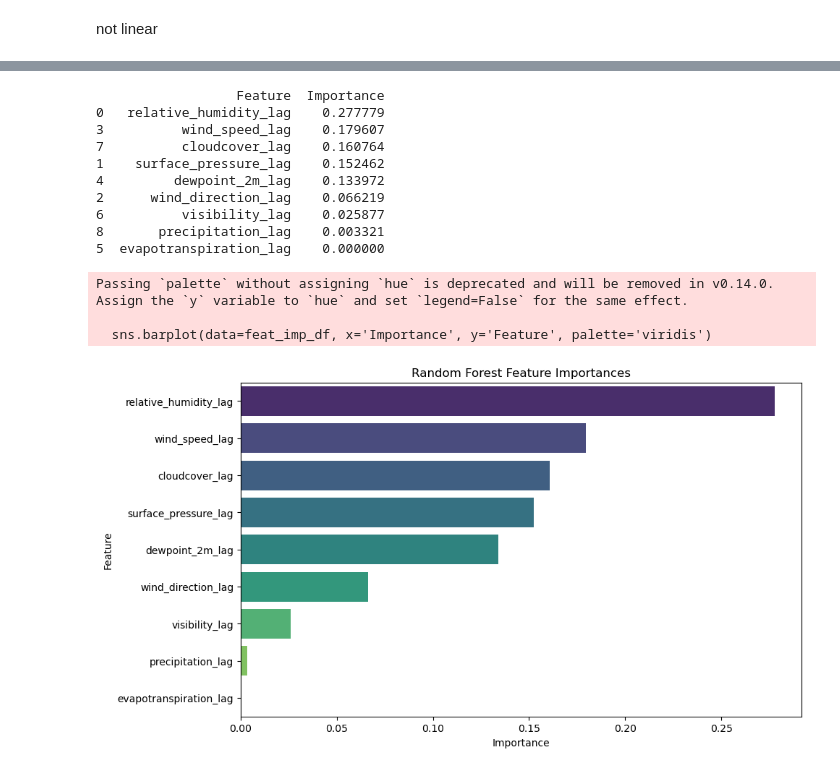
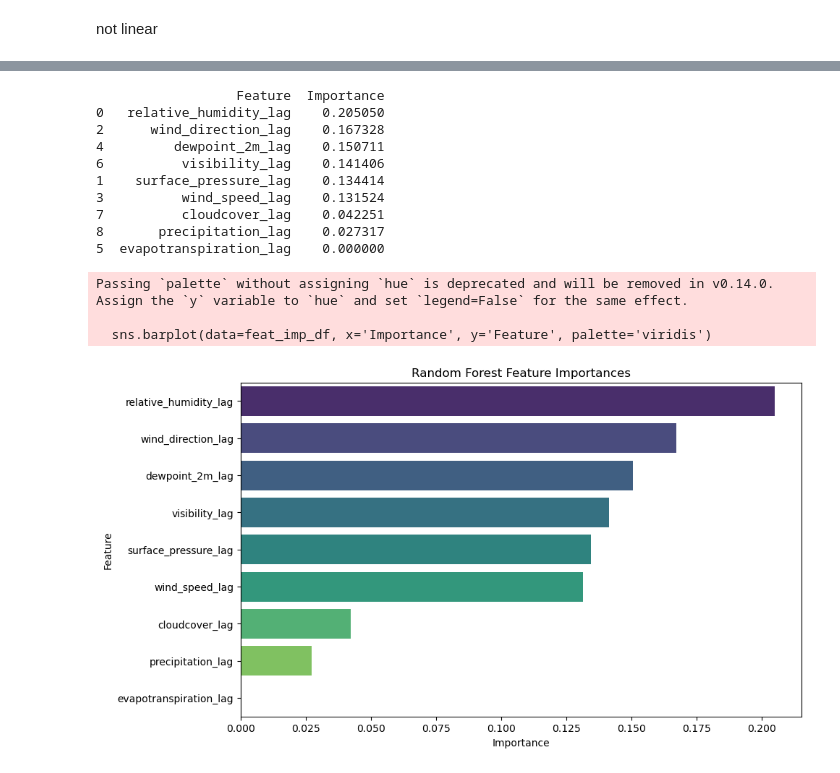
Before and after one commit to cathym20/Weather-Prediction-App, a Jupyter notebook: weather._ml.ipynb, the cells around one changed output, grey strips where cells are left out. Saved outputs shown, nothing was run; the diff lists cells and outputs as text; code cells hidden in the pictures.

```diff
--- a/weather._ml.ipynb
+++ b/weather._ml.ipynb
@@ -210,7 +207,7 @@ print(r2, mse)
 # %% [markdown]
 not linear
 # %%
-rf_model = RandomForestRegressor(n_estimators=100, criterion='squared_error', max_depth=15, min_samples_split=5, min_samples_leaf=1, max_features='sqrt', max_leaf_nodes=20)
+rf_model = RandomForestRegressor(n_estimators=100, criterion='squared_error', max_depth=15, min_samples_split=5, min_samples_leaf=1, max_features='sqrt')
 rf_model.fit(x_train_transformed,y_train)
 y_pred = rf_model.predict(x_val_transformed)
 r2 = r2_score(y_val,y_pred)
@@ -271,31 +264,26 @@ results_df['diff'].max()
 # %%
 feature_names = x_train.columns
-
 importances = rf_model.feature_importances_
-
 feat_imp_df = pd.DataFrame({
     'Feature': feature_names,
-    'Importance': importances
-}).sort_values(by='Importance', ascending=False)
-
+    'Importance': importances}).sort_values(by='Importance', ascending=False)
 print(feat_imp_df)
-
 plt.figure(figsize=(10,6))
 sns.barplot(data=feat_imp_df, x='Importance', y='Feature', palette='viridis')
 plt.title('Random Forest Feature Importances')
 plt.show()
 # %% [output]
                   Feature  Importance
-0   relative_humidity_lag    0.277779
-3          wind_speed_lag    0.179607
-7          cloudcover_lag    0.160764
-1    surface_pressure_lag    0.152462
-4         dewpoint_2m_lag    0.133972
-2      wind_direction_lag    0.066219
-6          visibility_lag    0.025877
-8       precipitation_lag    0.003321
+0   relative_humidity_lag    0.205050
+2      wind_direction_lag    0.167328
+4         dewpoint_2m_lag    0.150711
+6          visibility_lag    0.141406
+1    surface_pressure_lag    0.134414
+3          wind_speed_lag    0.131524
+7          cloudcover_lag    0.042251
+8       precipitation_lag    0.027317
 5  evapotranspiration_lag    0.000000
 Passing `palette` without assigning `hue` is deprecated and will be removed in v0.14.0. Assign the `y` variable to `hue` and set `legend=False` for the same effect.
 
   sns.barplot(data=feat_imp_df, x='Importance', y='Feature', palette='viridis')
-[figure, old version]
+[figure, new version]
```
Also changed, not shown: parts of 7 cells of this notebook.
